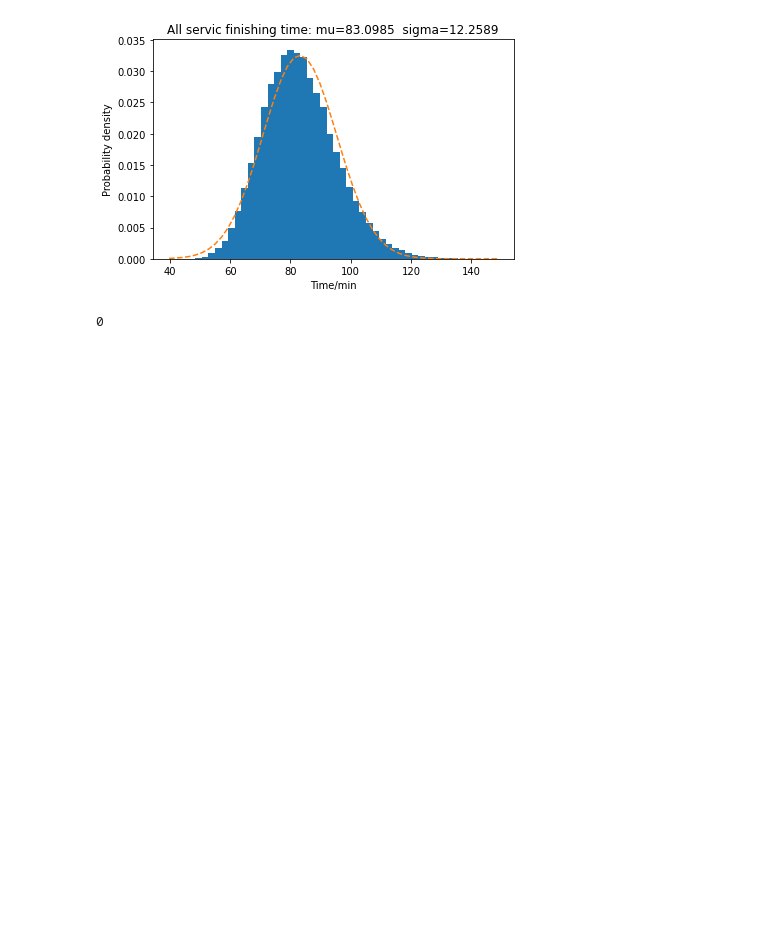
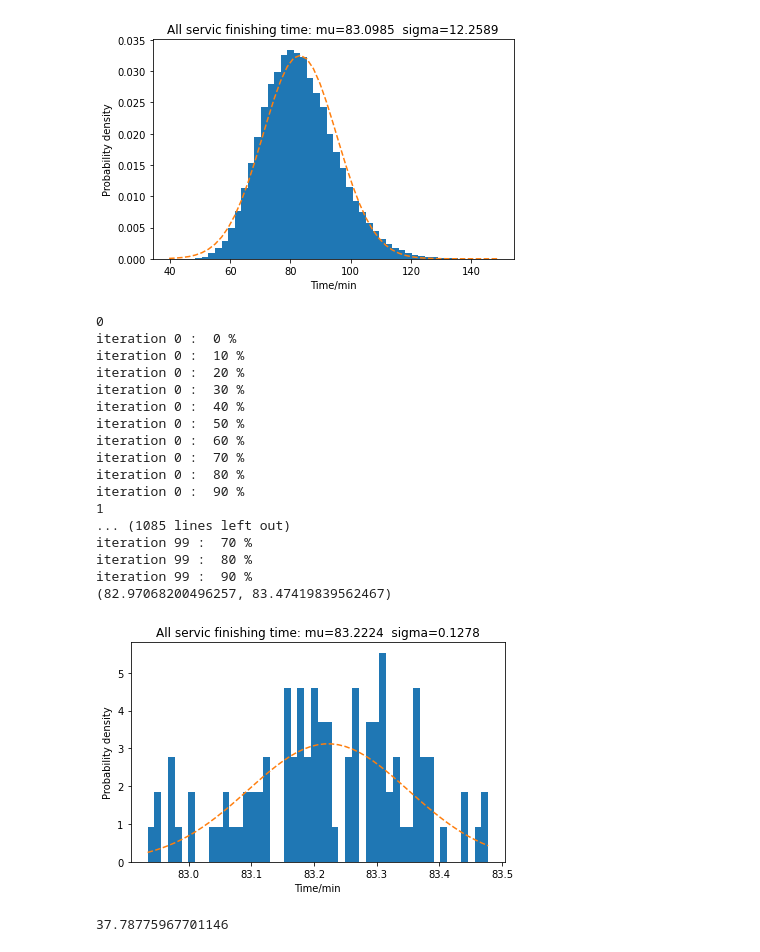
Before and after one commit to jiarui0000/summer_sem, a Jupyter notebook: Assignment_1.ipynb, the cells around one changed output. Saved outputs shown, nothing was run; the diff lists cells and outputs as text; code cells hidden in the pictures; blank space fills up the shorter version.

```diff
--- a/Assignment_1.ipynb
+++ b/Assignment_1.ipynb
@@ -153,33 +153,52 @@ plt.show()
 # %%
 x0 = []
 for i in range(100):
     print(i)
     x1 = []
-    for _ in range(100000):
+    for j in range(10000):
+        if j % 1000 == 0 :
+            print("iteration", i, ": ", j//100, "%")
         x1.append(simulation.run(n_customers=20))
     # print(np.var(x1))
     x0.append(np.mean(x1))
 x = np.array(x0)
 # print(np.var(x0))
 print(conf_int_95(x))
 
 num_bins = 50
 mu, sigma = np.mean(x), np.std(x)
 fig, ax = plt.subplots()
 ax.set_title('All servic finishing time: mu='+str(round(mu, 4))+'  sigma='+str(round(sigma, 4)))
 ax.set_xlabel('Time/min')
 ax.set_ylabel('Probability density')
 
 n, bins, patches = ax.hist(x, num_bins, density=True)
 
 y = ((1 / (np.sqrt(2 * np.pi) * sigma)) *
      np.exp(-0.5 * (1 / sigma * (bins - mu))**2))
 ax.plot(bins, y, '--')
 
 fig.tight_layout()
 plt.show()
 # %% [output]
 0
+iteration 0 :  0 %
+iteration 0 :  10 %
+iteration 0 :  20 %
+iteration 0 :  30 %
+iteration 0 :  40 %
+iteration 0 :  50 %
+iteration 0 :  60 %
+iteration 0 :  70 %
+iteration 0 :  80 %
+iteration 0 :  90 %
+1
+... (1085 lines left out)
+iteration 99 :  70 %
+iteration 99 :  80 %
+iteration 99 :  90 %
+(82.97068200496257, 83.47419839562467)
+[figure, added]
 # %%
 class simulation1:
     def run(n_customers):
@@ -206,5 +225,7 @@ class simulation1:
         return tt
 # %%
 simulation1.run(n_customers=10)
+# %% [output]
+37.78775967701146
 # %%
 x0 = []
```
Also changed, not shown: parts of 2 cells of this notebook.
